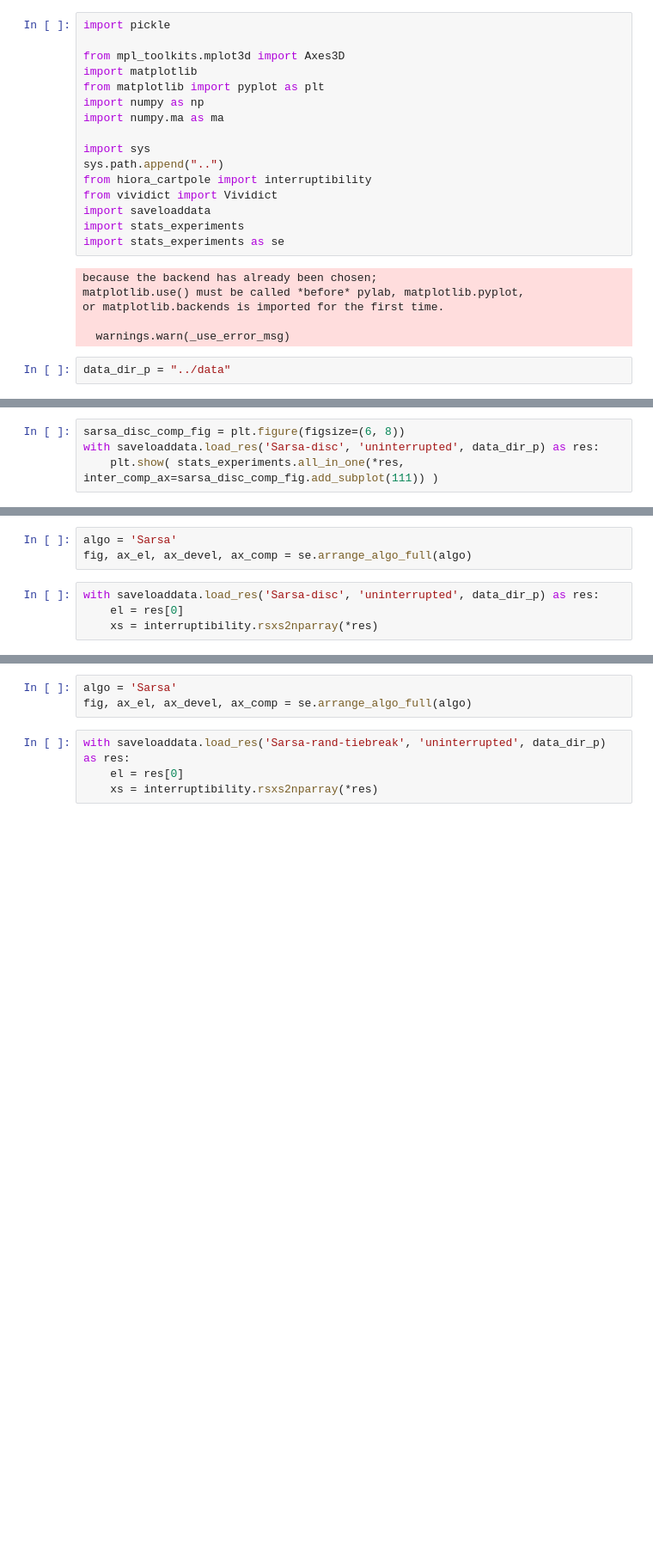
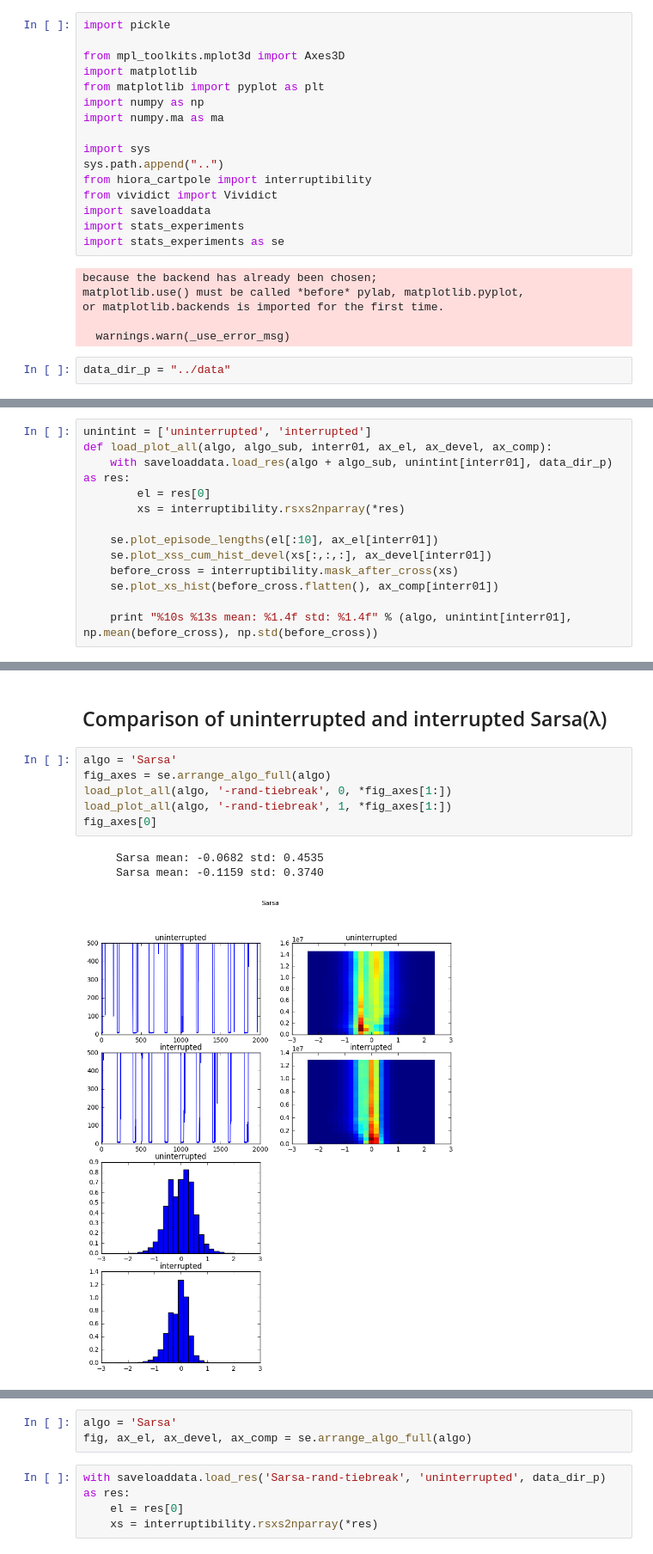
Before and after one commit to rmoehn/cartpole, a Jupyter notebook: notebooks/StatsExperiments.ipynb, the cells around one changed output, grey strips where cells are left out. Shown at 86% size. Cells and saved outputs as stored; diff of their text form; blank space fills up the shorter version.

Commit message:
notebooks: Compare unint and int Sarsa

```diff
--- a/notebooks/StatsExperiments.ipynb
+++ b/notebooks/StatsExperiments.ipynb
@@ -136,4 +24,0 @@ q_comp_fig
-# %%
-sarsa_disc_comp_fig = plt.figure(figsize=(6, 8))
-with saveloaddata.load_res('Sarsa-disc', 'uninterrupted', data_dir_p) as res:
-    plt.show( stats_experiments.all_in_one(*res, inter_comp_ax=sarsa_disc_comp_fig.add_subplot(111)) )
@@ -146,7 +24,0 @@ xs mean: 0.288764756027, std: 0.269868538659
-# %%
-algo = 'Sarsa'
-fig, ax_el, ax_devel, ax_comp = se.arrange_algo_full(algo)
-# %%
-with saveloaddata.load_res('Sarsa-disc', 'uninterrupted', data_dir_p) as res:
-    el = res[0]
-    xs = interruptibility.rsxs2nparray(*res)
@@ -168,0 +25,13 @@ fig
+# %%
+unintint = ['uninterrupted', 'interrupted']
+def load_plot_all(algo, algo_sub, interr01, ax_el, ax_devel, ax_comp):
+    with saveloaddata.load_res(algo + algo_sub, unintint[interr01], data_dir_p) as res:
+        el = res[0]
+        xs = interruptibility.rsxs2nparray(*res)
+
+    se.plot_episode_lengths(el[:10], ax_el[interr01])
+    se.plot_xss_cum_hist_devel(xs[:,:,:], ax_devel[interr01])
+    before_cross = interruptibility.mask_after_cross(xs)
+    se.plot_xs_hist(before_cross.flatten(), ax_comp[interr01])
+
+    print "%10s %13s mean: %1.4f std: %1.4f" % (algo, unintint[interr01], np.mean(before_cross), np.std(before_cross))
@@ -168,0 +48,12 @@ fig
+# %% [markdown]
+## Comparison of uninterrupted and interrupted Sarsa(λ)
+# %%
+algo = 'Sarsa'
+fig_axes = se.arrange_algo_full(algo)
+load_plot_all(algo, '-rand-tiebreak', 0, *fig_axes[1:])
+load_plot_all(algo, '-rand-tiebreak', 1, *fig_axes[1:])
+fig_axes[0]
+# %% [output]
+     Sarsa mean: -0.0682 std: 0.4535
+     Sarsa mean: -0.1159 std: 0.3740
+[figure, added]
```
Also changed, not shown: parts of 38 cells of this notebook, 1 other file.
